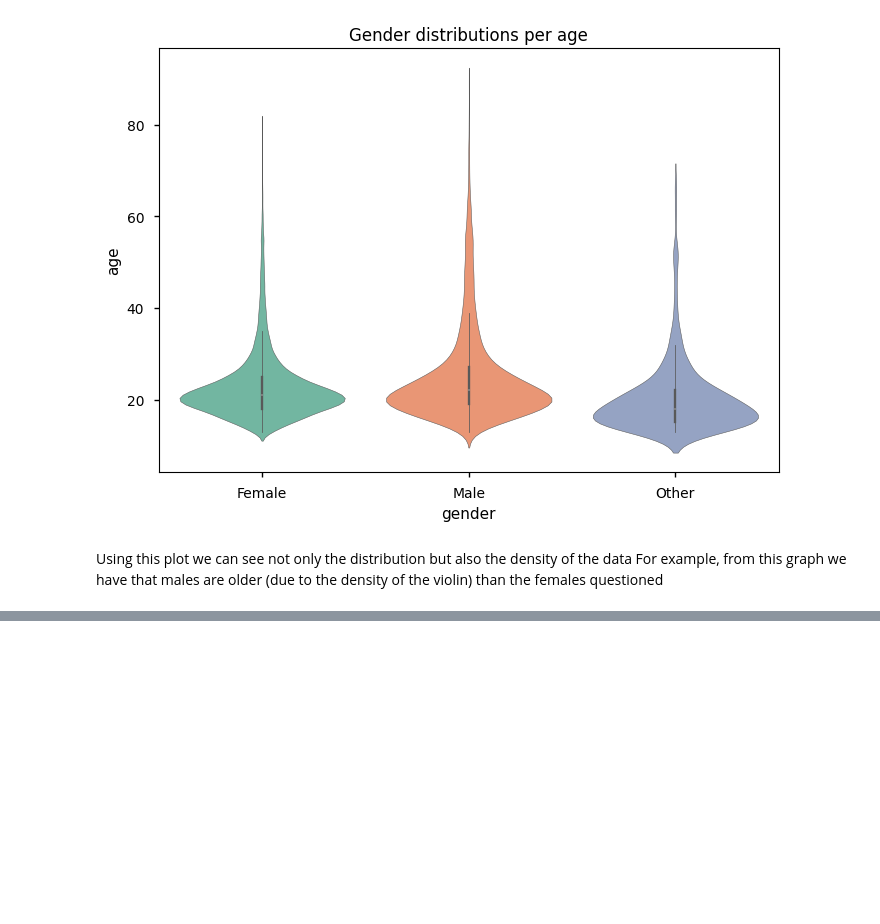
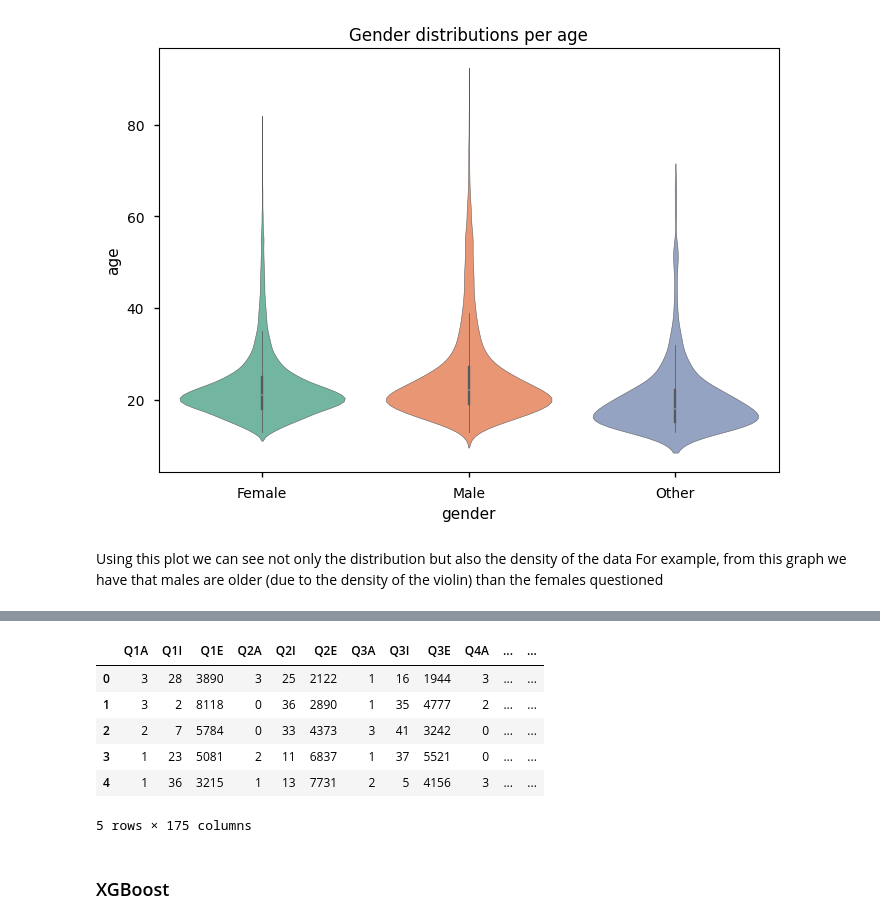
Before and after one commit to JRI11930/DASS-Responses-Analysis, a Jupyter notebook: notebooks/depression.ipynb, the cells around one changed output, grey strips where cells are left out. Drawn from its saved outputs; the diff is of its cells as text; code cells hidden in the pictures; blank space fills up the shorter version.

```diff
--- a/notebooks/depression.ipynb
+++ b/notebooks/depression.ipynb
@@ -589,0 +647,25 @@ For example, from this graph we have that males are older (due to the density of
+# %%
+# These are the respective scale items for deppression, anxiety and stress
+d = [3, 5, 10, 13, 16, 17, 21, 24, 26, 31, 34, 37, 38, 42]
+a = [2, 4, 7, 9, 15, 19, 20, 23, 25, 28, 30, 26, 40, 41]
+s = [1, 6, 8, 11, 12, 14, 18, 22, 27, 29, 32, 33, 35, 39]
+
+dc = [f'Q{x}A' for x in d]
+ac = [f'Q{i}A' for i in a]
+sc = [f'Q{j}A' for j in s]
+
+# The 'X' column will indicate the level of the ailment so...
+# 0-> Normal, 1-> Mild , 2-> Moderate, 3-> Severe, 4-> Extremely severe
+df3['D'] = pd.cut(df3[dc].sum(axis=1), bins=[-1, 9, 13, 20, 27, float('inf')], labels=[0, 1, 2, 3, 4]).astype(int)
+df3['A'] = pd.cut(df3[ac].sum(axis=1), bins=[-1, 7, 9, 14, 19, float('inf')], labels=[0, 1, 2, 3, 4]).astype(int)
+df3['S'] = pd.cut(df3[dc].sum(axis=1), bins=[-1, 14, 18, 25, 33, float('inf')], labels=[0, 1, 2, 3, 4]).astype(int)
+
+df3.head()
+# %% [output]
+|  | Q1A | Q1I | Q1E | Q2A | Q2I | Q2E | Q3A | Q3I | Q3E | Q4A | ... | ... |
+| 0 | 3 | 28 | 3890 | 3 | 25 | 2122 | 1 | 16 | 1944 | 3 | ... | ... |
+| 1 | 3 | 2 | 8118 | 0 | 36 | 2890 | 1 | 35 | 4777 | 2 | ... | ... |
+| 2 | 2 | 7 | 5784 | 0 | 33 | 4373 | 3 | 41 | 3242 | 0 | ... | ... |
+| 3 | 1 | 23 | 5081 | 2 | 11 | 6837 | 1 | 37 | 5521 | 0 | ... | ... |
+| 4 | 1 | 36 | 3215 | 1 | 13 | 7731 | 2 | 5 | 4156 | 3 | ... | ... |
+5 rows × 175 columns
@@ -589,0 +675,2 @@ For example, from this graph we have that males are older (due to the density of
+# %% [markdown]
+### XGBoost
```
Also changed, not shown: parts of 12 cells of this notebook.
